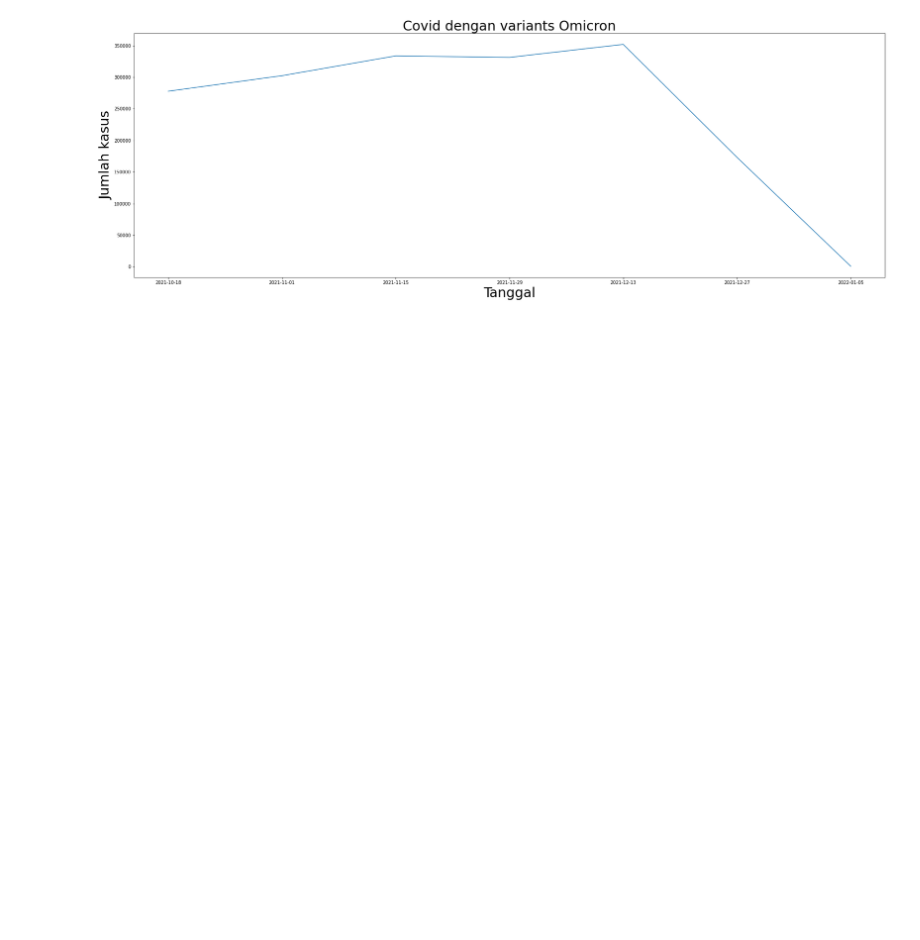
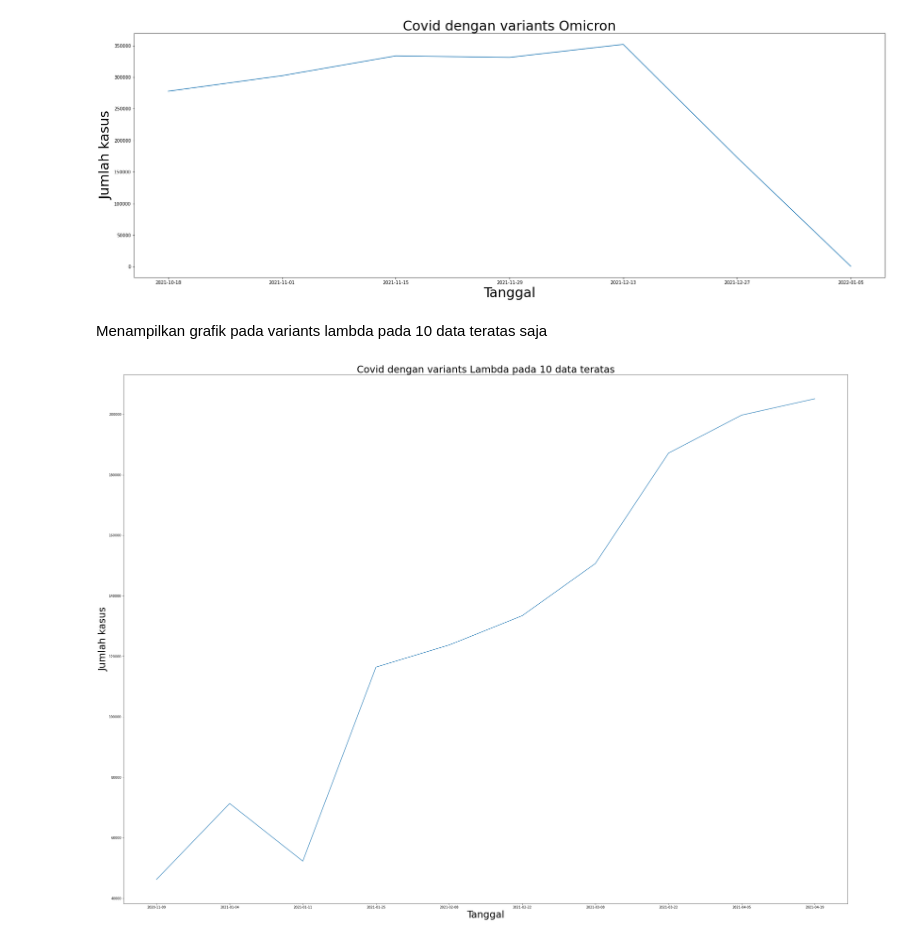
Before and after one commit to AbdulHafidh-AI/Praktikum-Visualisasi-Data, a Jupyter notebook: 2008107010056_Abdul_Hafidh_Tugas1.ipynb, the cells around one changed output. Cells and saved outputs as stored; diff of their text form; code cells hidden in the pictures; blank space fills up the shorter version.

```diff
--- a/2008107010056_Abdul_Hafidh_Tugas1.ipynb
+++ b/2008107010056_Abdul_Hafidh_Tugas1.ipynb
@@ -237,3 +260,14 @@ plt.plot(omicron_global.date, omicron_global.num_sequences_total)
 plt.show()
 # %% [output]
 [figure]
+# %% [markdown]
+Menampilkan grafik pada variants lambda pada 10 data teratas saja
+# %%
+plt.figure(figsize=(40,30))
+plt.title("Covid dengan variants Lambda pada 10 data teratas", fontsize = 30)
+plt.xlabel("Tanggal", fontsize = 30)
+plt.ylabel("Jumlah kasus", fontsize = 30)
+plt.plot(lambda_global_limit10.date, lambda_global_limit10.num_sequences_total)
+plt.show()
+# %% [output]
+[figure, added]
```
Also changed, not shown: parts of 15 cells of this notebook.
